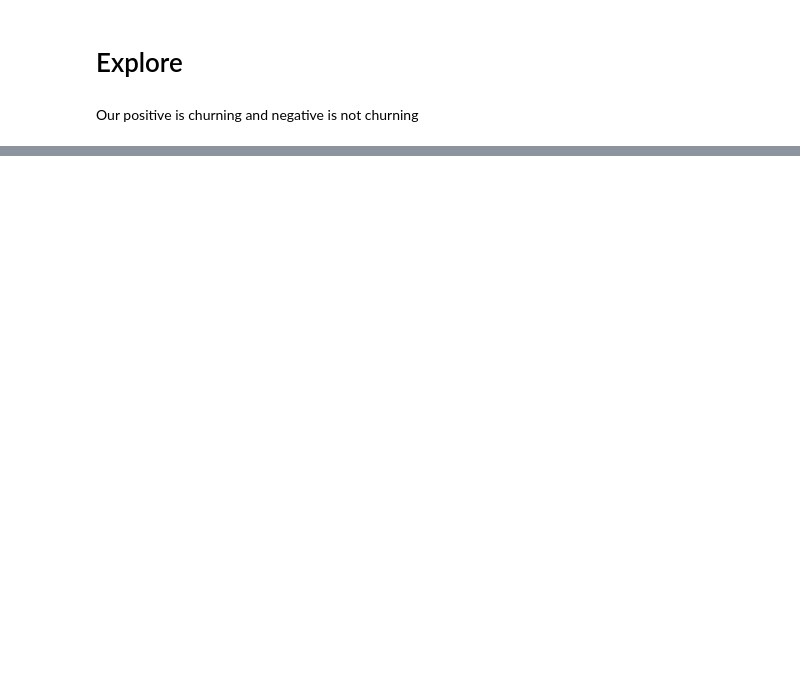
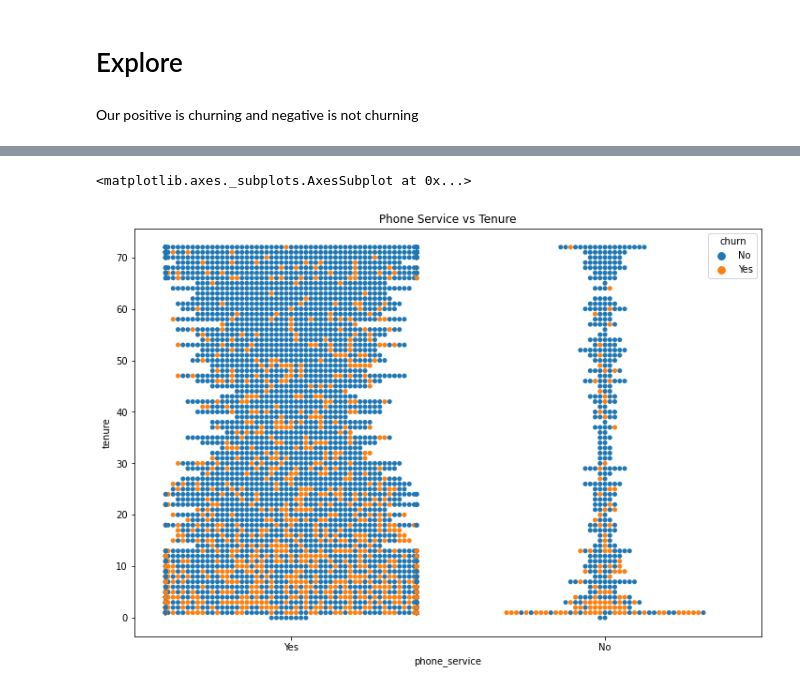
Before and after one commit to Churning-Up-the-Heat/classification-project, a Jupyter notebook: scratchpad_yk.ipynb, the cells around one changed output, grey strips where cells are left out. Saved outputs shown, nothing was run; the diff lists cells and outputs as text; code cells hidden in the pictures; blank space fills up the shorter version.

```diff
--- a/scratchpad_yk.ipynb
+++ b/scratchpad_yk.ipynb
@@ -148,0 +240,7 @@ NameError: name 'df_melt' is not defined
+# %%
+plt.figure(figsize=(12, 8))
+plt.title("Phone Service vs Tenure")
+sns.swarmplot(x="phone_service", y="tenure", data=train, hue="churn")
+# %% [output]
+<matplotlib.axes._subplots.AxesSubplot at 0x...>
+[figure, added]
```
Also changed, not shown: parts of 16 cells of this notebook.
